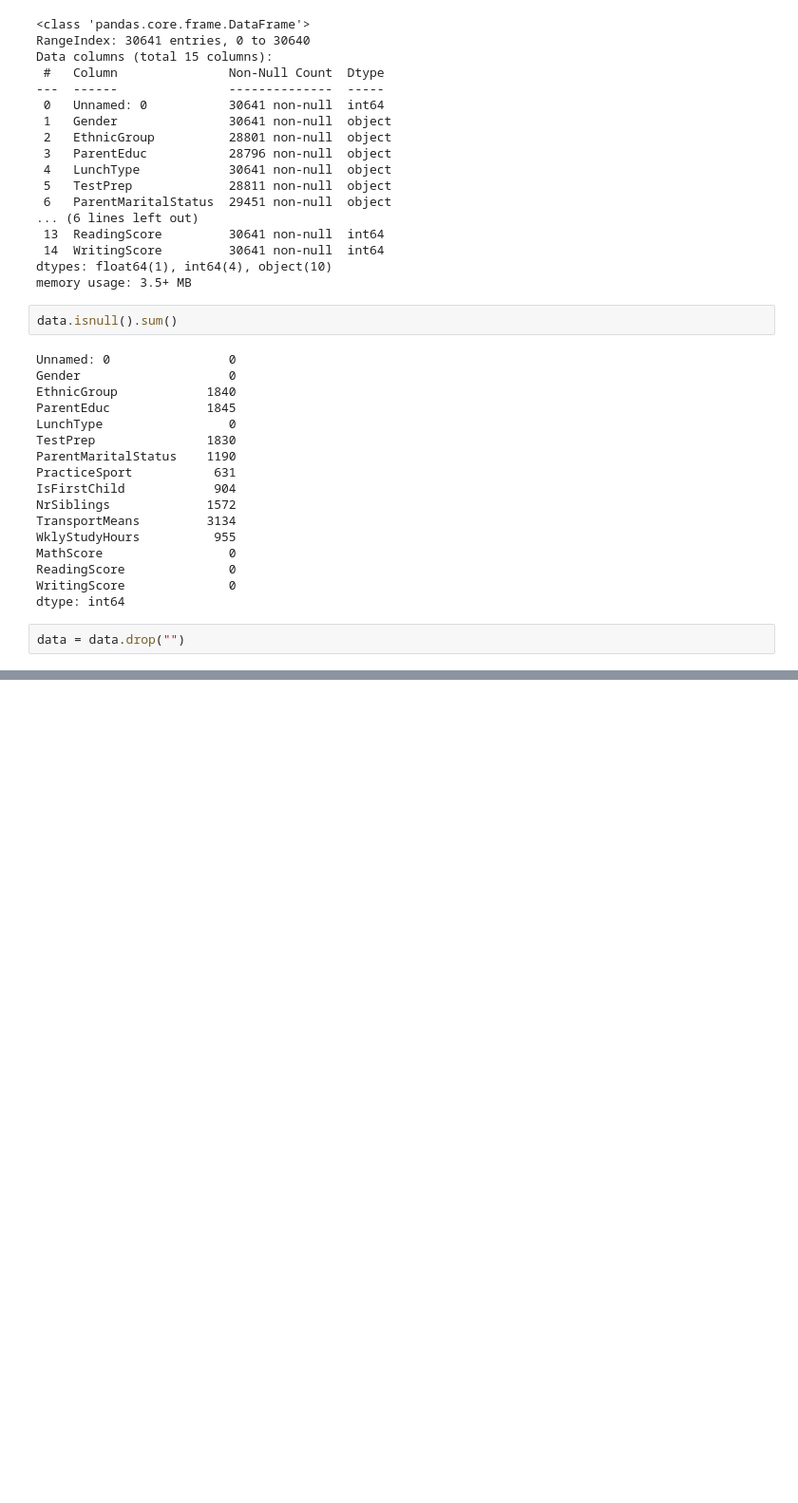
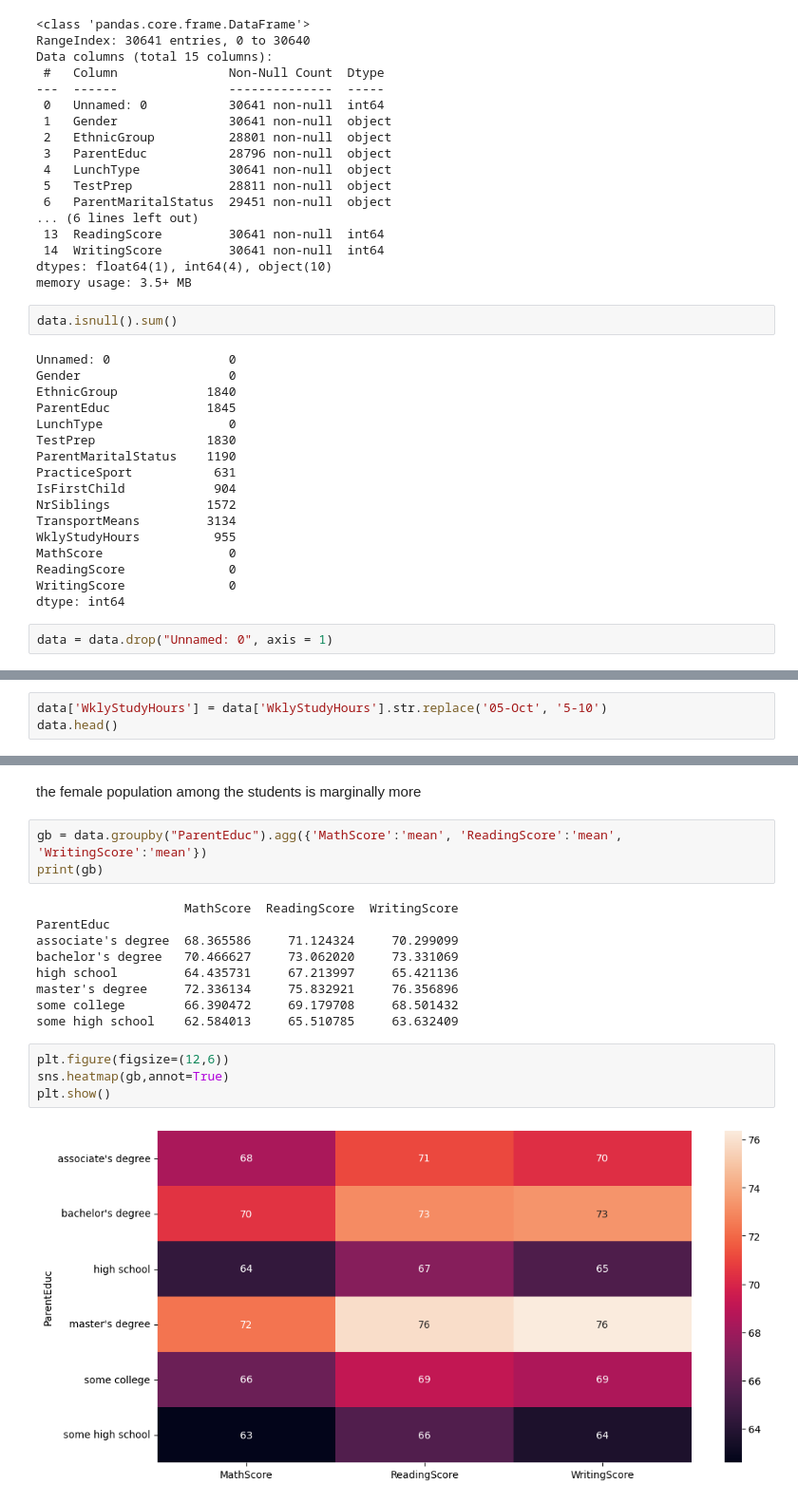
Before and after one commit to Abhishek191191/Student-Score-Analysis, a Jupyter notebook: Analysis Code.ipynb, the cells around one changed output, grey strips where cells are left out. Shown: that part at 95% size. Saved outputs shown, nothing was run; the diff lists cells and outputs as text; blank space fills up the shorter version.

```diff
--- a/Analysis Code.ipynb
+++ b/Analysis Code.ipynb
@@ -66,4 +68,4 @@ ReadingScore              0
 WritingScore              0
 dtype: int64
 # %%
-data = data.drop("")
+data = data.drop("Unnamed: 0", axis = 1)
@@ -69,0 +81,3 @@ data = data.drop("")
+# %%
+data['WklyStudyHours'] = data['WklyStudyHours'].str.replace('05-Oct', '5-10')
+data.head()
@@ -69,0 +115,20 @@ data = data.drop("")
+# %% [markdown]
+the female population among the students is marginally more
+# %%
+gb = data.groupby("ParentEduc").agg({'MathScore':'mean', 'ReadingScore':'mean', 'WritingScore':'mean'})
+print(gb)
+# %% [output]
+                    MathScore  ReadingScore  WritingScore
+ParentEduc
+associate's degree  68.365586     71.124324     70.299099
+bachelor's degree   70.466627     73.062020     73.331069
+high school         64.435731     67.213997     65.421136
+master's degree     72.336134     75.832921     76.356896
+some college        66.390472     69.179708     68.501432
+some high school    62.584013     65.510785     63.632409
+# %%
+plt.figure(figsize=(12,6))
+sns.heatmap(gb,annot=True)
+plt.show()
+# %% [output]
+[figure, added]
```
Also changed, not shown: parts of 5 cells of this notebook.
